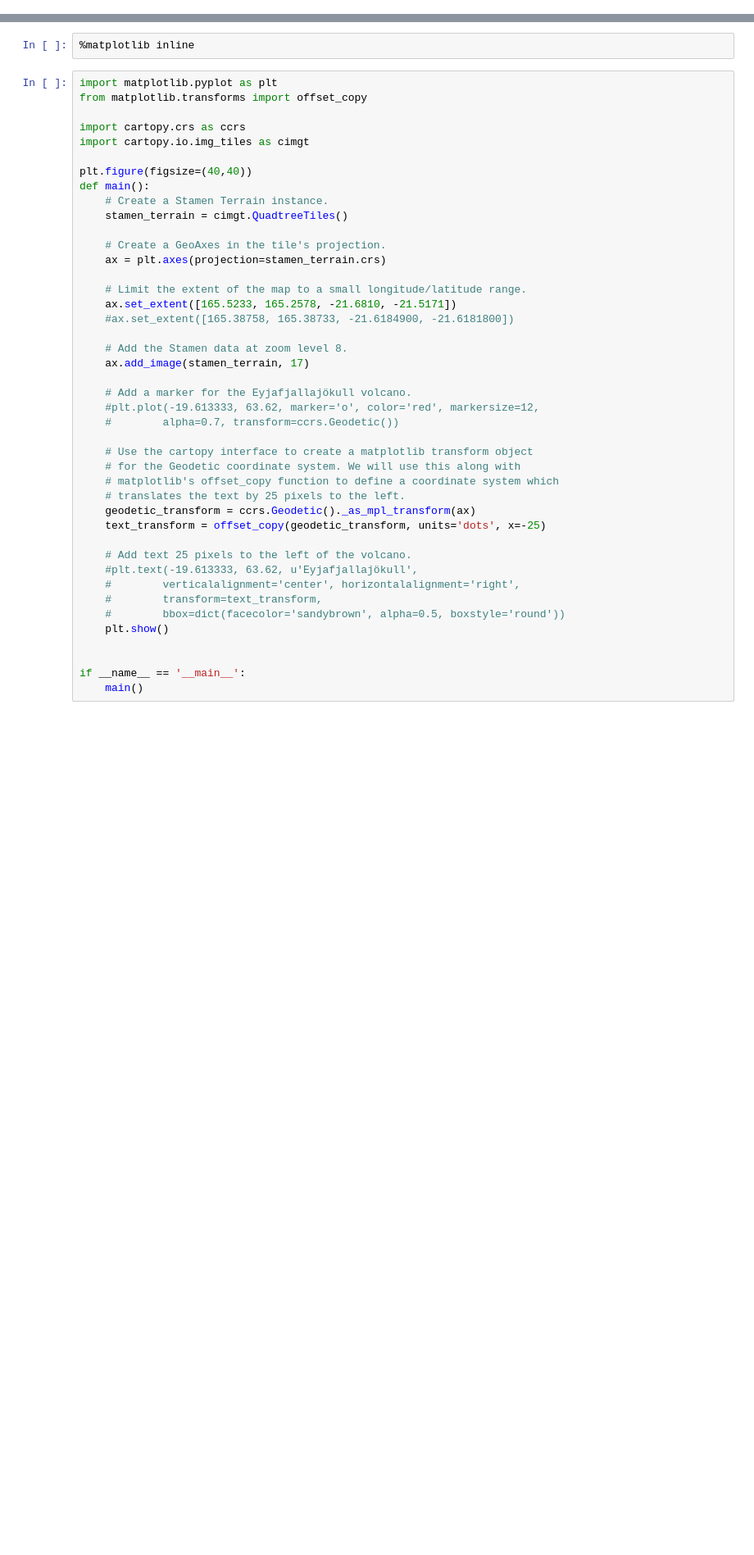
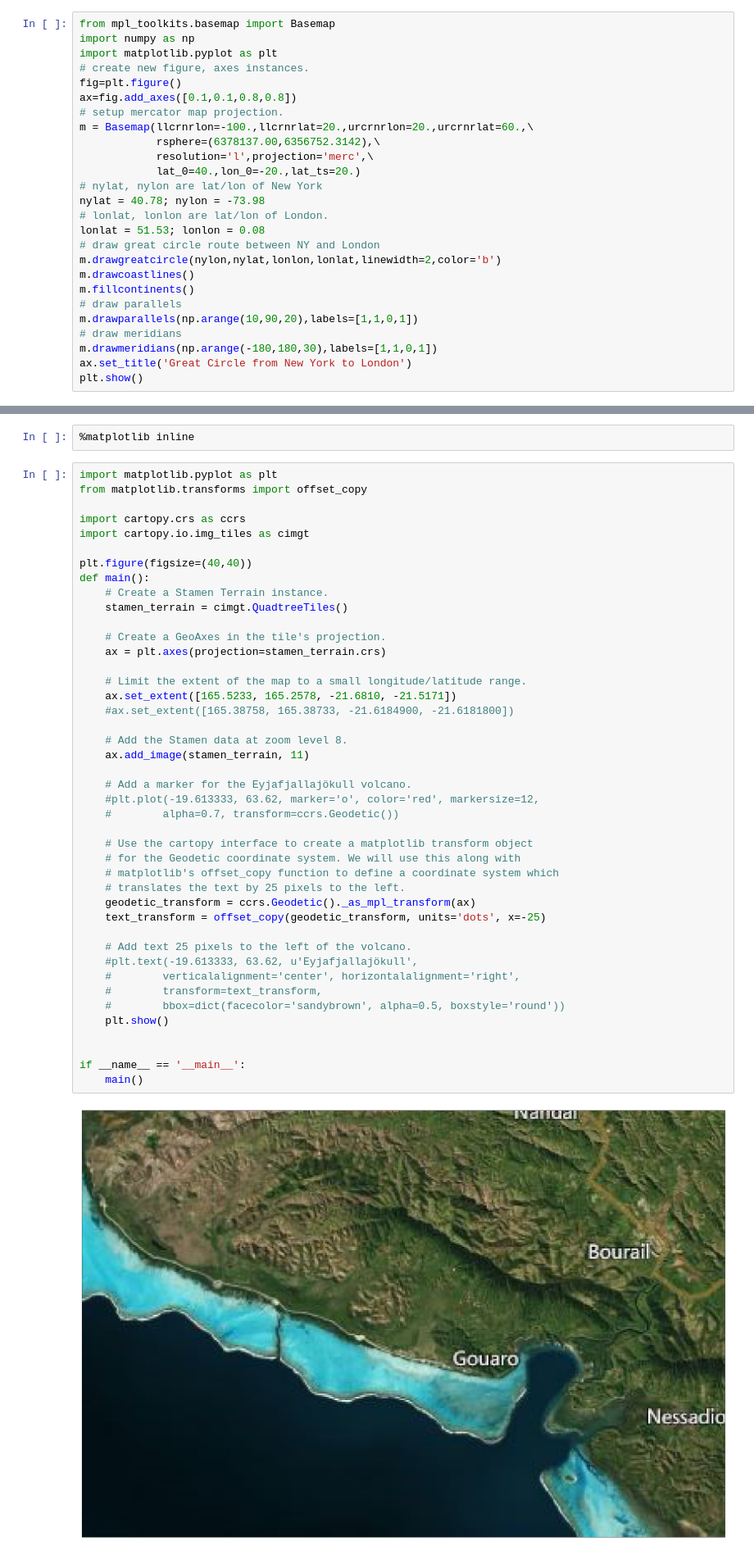
Before and after one commit to Seam8/SDB_Projects, a Jupyter notebook: ScriptsHorsChaine/Carto.ipynb, the cells around one changed output, grey strips where cells are left out. Shown: that part at 82% size. Drawn from its saved outputs; the diff is of its cells as text; blank space fills up the shorter version.

```diff
--- a/ScriptsHorsChaine/Carto.ipynb
+++ b/ScriptsHorsChaine/Carto.ipynb
@@ -0,0 +7,26 @@
+# %%
+from mpl_toolkits.basemap import Basemap
+import numpy as np
+import matplotlib.pyplot as plt
+# create new figure, axes instances.
+fig=plt.figure()
+ax=fig.add_axes([0.1,0.1,0.8,0.8])
+# setup mercator map projection.
+m = Basemap(llcrnrlon=-100.,llcrnrlat=20.,urcrnrlon=20.,urcrnrlat=60.,\
+            rsphere=(6378137.00,6356752.3142),\
+            resolution='l',projection='merc',\
+            lat_0=40.,lon_0=-20.,lat_ts=20.)
+# nylat, nylon are lat/lon of New York
+nylat = 40.78; nylon = -73.98
+# lonlat, lonlon are lat/lon of London.
+lonlat = 51.53; lonlon = 0.08
+# draw great circle route between NY and London
+m.drawgreatcircle(nylon,nylat,lonlon,lonlat,linewidth=2,color='b')
+m.drawcoastlines()
+m.fillcontinents()
+# draw parallels
+m.drawparallels(np.arange(10,90,20),labels=[1,1,0,1])
+# draw meridians
+m.drawmeridians(np.arange(-180,180,30),labels=[1,1,0,1])
+ax.set_title('Great Circle from New York to London')
+plt.show()
@@ -177,34 +243,36 @@ def main():
     # Create a GeoAxes in the tile's projection.
     ax = plt.axes(projection=stamen_terrain.crs)
 
     # Limit the extent of the map to a small longitude/latitude range.
     ax.set_extent([165.5233, 165.2578, -21.6810, -21.5171])
     #ax.set_extent([165.38758, 165.38733, -21.6184900, -21.6181800])
 
     # Add the Stamen data at zoom level 8.
-    ax.add_image(stamen_terrain, 17)
+    ax.add_image(stamen_terrain, 11)
 
     # Add a marker for the Eyjafjallajökull volcano.
     #plt.plot(-19.613333, 63.62, marker='o', color='red', markersize=12,
     #        alpha=0.7, transform=ccrs.Geodetic())
 
     # Use the cartopy interface to create a matplotlib transform object
     # for the Geodetic coordinate system. We will use this along with
     # matplotlib's offset_copy function to define a coordinate system which
     # translates the text by 25 pixels to the left.
     geodetic_transform = ccrs.Geodetic()._as_mpl_transform(ax)
     text_transform = offset_copy(geodetic_transform, units='dots', x=-25)
 
     # Add text 25 pixels to the left of the volcano.
     #plt.text(-19.613333, 63.62, u'Eyjafjallajökull',
     #        verticalalignment='center', horizontalalignment='right',
     #        transform=text_transform,
     #        bbox=dict(facecolor='sandybrown', alpha=0.5, boxstyle='round'))
     plt.show()
 
 
 if __name__ == '__main__':
     main()
+# %% [output]
+[figure, added]
 # %%
 import matplotlib.pyplot as plt
 from matplotlib.transforms import offset_copy
```
Also changed, not shown: parts of 6 cells of this notebook, 2 other files.
